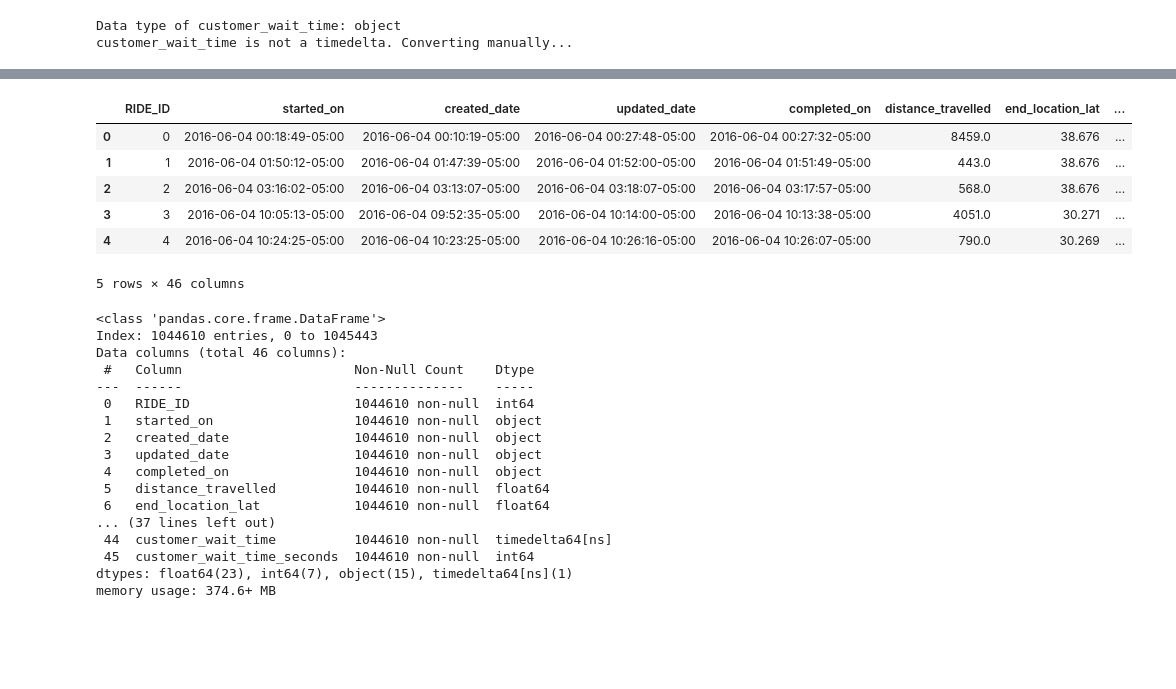
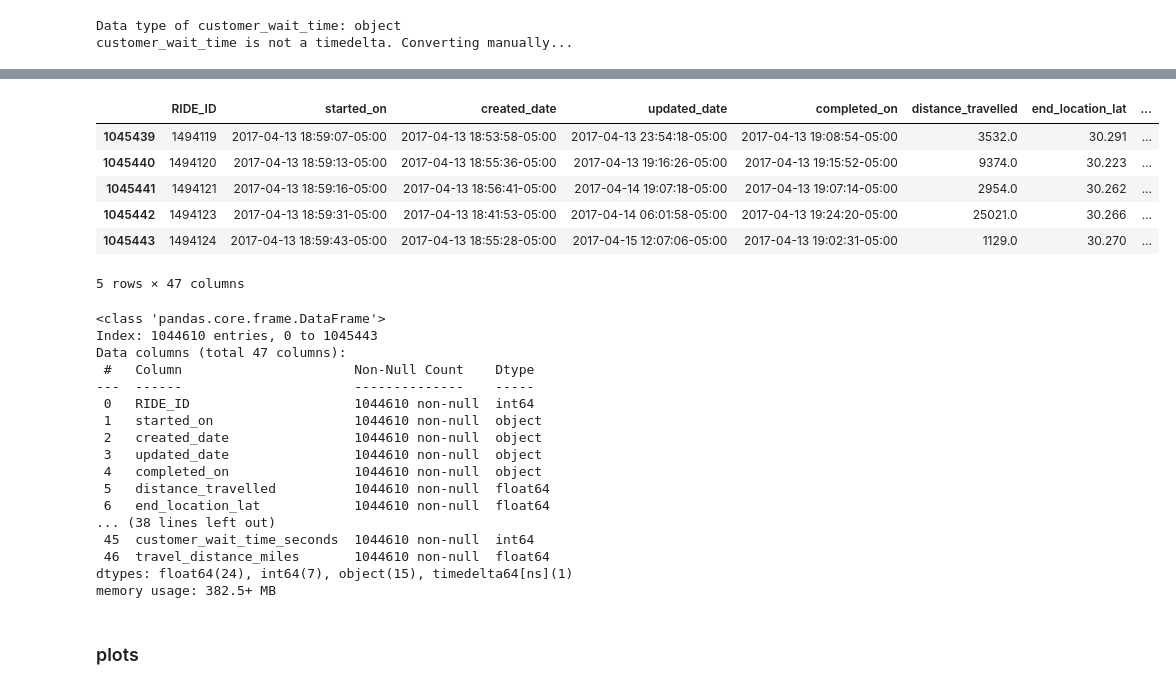
Before and after one commit to nossyd/ML-projects, a Jupyter notebook: predict-customer-wait-time/austin-rideshare-data-eda.ipynb, the cells around one changed output, grey strips where cells are left out. Saved outputs shown, nothing was run; the diff lists cells and outputs as text; code cells hidden in the pictures; blank space fills up the shorter version.

Commit message:
data cleaning + dist plots

```diff
--- a/predict-customer-wait-time/austin-rideshare-data-eda.ipynb
+++ b/predict-customer-wait-time/austin-rideshare-data-eda.ipynb
@@ -4,3 +6,5 @@ from utils import *
+# %%
+pd.set_option('display.float_format', '{:.2f}'.format)
 # %%
 rides_dataA_raw = pd.read_csv("Rides_DataA.csv")
 rides_dataB_raw = pd.read_csv("Rides_DataB.csv")
@@ -160,3 +164,12 @@ else:
 # %% [output]
 Data type of customer_wait_time: object
 customer_wait_time is not a timedelta. Converting manually...
+# %%
+# Add distance column
+rides_data = add_travel_distance_miles(
+    rides_data,
+    lat1_col='start_location_lat',
+    long1_col='start_location_long',
+    lat2_col='end_location_lat',
+    long2_col='end_location_long'
+)
@@ -163,19 +185,19 @@ customer_wait_time is not a timedelta. Converting manually...
 # %%
-rides_data.head()
+rides_data.tail()
 # %% [output]
 |  | RIDE_ID | started_on | created_date | updated_date | completed_on | distance_travelled | end_location_lat | ... |
-| 0 | 0 | 2016-06-04 00:18:49-05:00 | 2016-06-04 00:10:19-05:00 | 2016-06-04 00:27:48-05:00 | 2016-06-04 00:27:32-05:00 | 8459.0 | 38.676 | ... |
-| 1 | 1 | 2016-06-04 01:50:12-05:00 | 2016-06-04 01:47:39-05:00 | 2016-06-04 01:52:00-05:00 | 2016-06-04 01:51:49-05:00 | 443.0 | 38.676 | ... |
-| 2 | 2 | 2016-06-04 03:16:02-05:00 | 2016-06-04 03:13:07-05:00 | 2016-06-04 03:18:07-05:00 | 2016-06-04 03:17:57-05:00 | 568.0 | 38.676 | ... |
-| 3 | 3 | 2016-06-04 10:05:13-05:00 | 2016-06-04 09:52:35-05:00 | 2016-06-04 10:14:00-05:00 | 2016-06-04 10:13:38-05:00 | 4051.0 | 30.271 | ... |
-| 4 | 4 | 2016-06-04 10:24:25-05:00 | 2016-06-04 10:23:25-05:00 | 2016-06-04 10:26:16-05:00 | 2016-06-04 10:26:07-05:00 | 790.0 | 30.269 | ... |
+| 1045439 | 1494119 | 2017-04-13 18:59:07-05:00 | 2017-04-13 18:53:58-05:00 | 2017-04-13 23:54:18-05:00 | 2017-04-13 19:08:54-05:00 | 3532.0 | 30.291 | ... |
+| 1045440 | 1494120 | 2017-04-13 18:59:13-05:00 | 2017-04-13 18:55:36-05:00 | 2017-04-13 19:16:26-05:00 | 2017-04-13 19:15:52-05:00 | 9374.0 | 30.223 | ... |
+| 1045441 | 1494121 | 2017-04-13 18:59:16-05:00 | 2017-04-13 18:56:41-05:00 | 2017-04-14 19:07:18-05:00 | 2017-04-13 19:07:14-05:00 | 2954.0 | 30.262 | ... |
+| 1045442 | 1494123 | 2017-04-13 18:59:31-05:00 | 2017-04-13 18:41:53-05:00 | 2017-04-14 06:01:58-05:00 | 2017-04-13 19:24:20-05:00 | 25021.0 | 30.266 | ... |
+| 1045443 | 1494124 | 2017-04-13 18:59:43-05:00 | 2017-04-13 18:55:28-05:00 | 2017-04-15 12:07:06-05:00 | 2017-04-13 19:02:31-05:00 | 1129.0 | 30.270 | ... |
-5 rows × 46 columns
+5 rows × 47 columns
 # %%
 rides_data.info()
 # %% [output]
 <class 'pandas.core.frame.DataFrame'>
 Index: 1044610 entries, 0 to 1045443
-Data columns (total 46 columns):
+Data columns (total 47 columns):
  #   Column                      Non-Null Count    Dtype
 ---  ------                      --------------    -----
  0   RIDE_ID                     1044610 non-null  int64
@@ -185,8 +207,8 @@ Data columns (total 46 columns):
  4   completed_on                1044610 non-null  object
  5   distance_travelled          1044610 non-null  float64
  6   end_location_lat            1044610 non-null  float64
-... (37 lines left out)
- 44  customer_wait_time          1044610 non-null  timedelta64[ns]
+... (38 lines left out)
  45  customer_wait_time_seconds  1044610 non-null  int64
-dtypes: float64(23), int64(7), object(15), timedelta64[ns](1)
-memory usage: 374.6+ MB
+ 46  travel_distance_miles       1044610 non-null  float64
+dtypes: float64(24), int64(7), object(15), timedelta64[ns](1)
+memory usage: 382.5+ MB
@@ -192,0 +218,2 @@ memory usage: 374.6+ MB
+# %% [markdown]
+### plots
```
Also changed, not shown: parts of 15 cells of this notebook, 1 other file.
